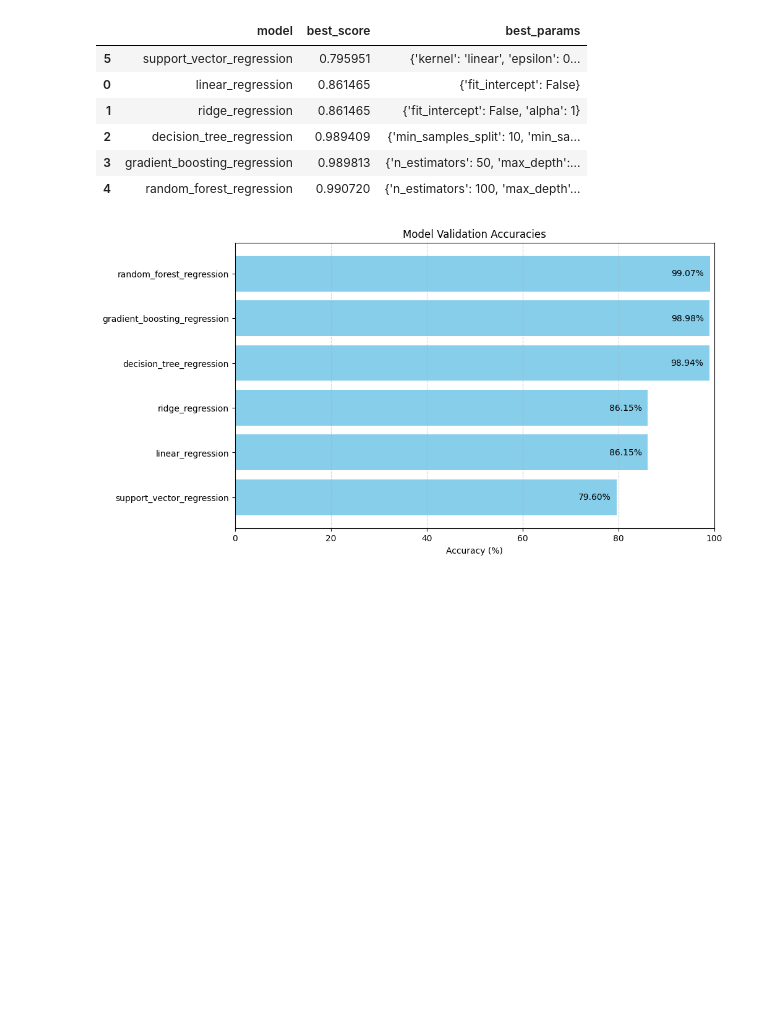
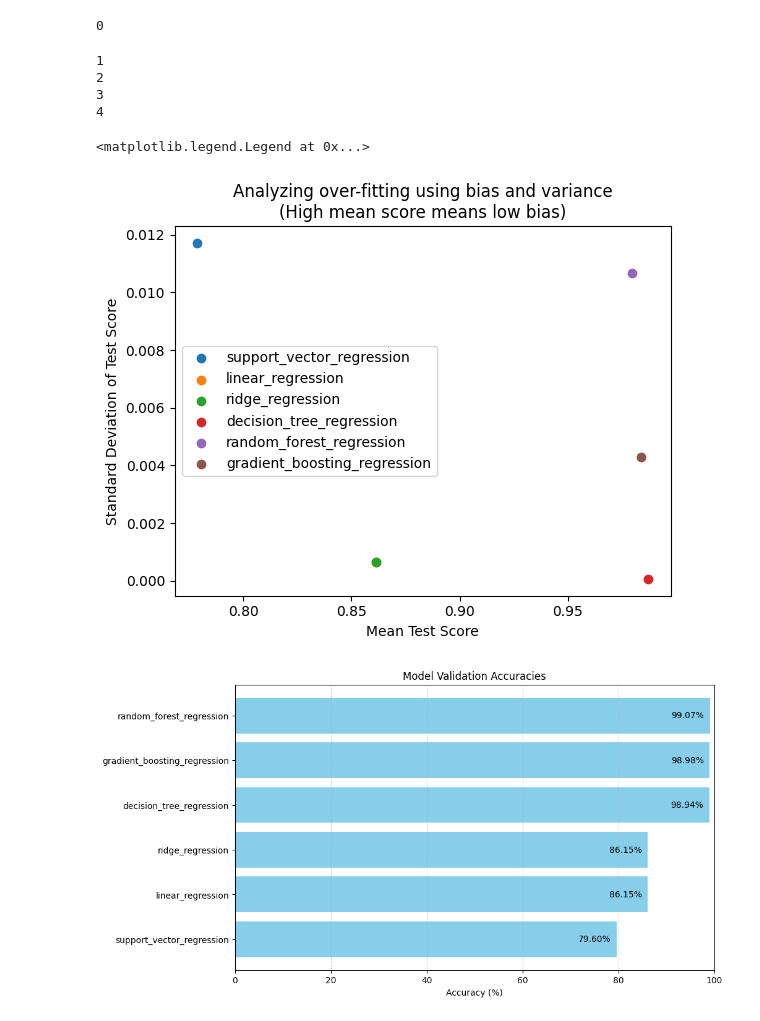
Before and after one commit to bhavya2403/TrainTripper, a Jupyter notebook: Modelling/sklearn_models.ipynb, the cells around one changed output. Cells and saved outputs as stored; diff of their text form; code cells hidden in the pictures; blank space fills up the shorter version.

Commit message:
more modelling, change in some schedule

```diff
--- a/Modelling/sklearn_models.ipynb
+++ b/Modelling/sklearn_models.ipynb
@@ -47,9 +47,14 @@ model_params = {
         'model': DecisionTreeRegressor(),
         'params': {
             'max_depth': [5, 10, 20, 30],
-            'min_samples_split': [2, 5, 10],
-            'min_samples_leaf': [1, 2, 4],
-            'max_features': ['sqrt', 'log2', None]
+            'max_leaf_nodes': [10, 50, 100],
+        }
+    },
+    'random_forest_regression': {
+        'model': RandomForestRegressor(),
+        'params': {
+            'n_estimators': [10, 50, 100],
+            'max_depth': [5, 10, 20, 30]
         }
     },
     'gradient_boosting_regression': {
@@ -58,13 +63,6 @@ model_params = {
             'n_estimators': [50, 100, 200],
             'learning_rate': [0.01, 0.1, 0.2],
             'max_depth': [3, 4, 5]
-        }
-    },
-    'random_forest_regression': {
-        'model': RandomForestRegressor(),
-        'params': {
-            'n_estimators': [10, 50, 100],
-            'max_depth': [5, 10, 20, 30]
         }
     },
     'support_vector_regression': {
@@ -80,27 +78,39 @@ model_params = {
 scores = []
 
 for i, (model_name, mp) in enumerate(model_params.items()):
+    print(i)
     clf = RandomizedSearchCV(mp['model'], mp['params'], cv=3, return_train_score=False, n_iter=5)
     clf.fit(X_train, y_train)
-    joblib.dump(clf.best_estimator_, f"trained_models/{model_name}.pkl")
+    # joblib.dump(clf.best_estimator_, f"trained_models/{model_name}.pkl")
+
+    split_scores = []
+    for split in range(clf.cv):
+        split_scores.append(clf.cv_results_[f'split{split}_test_score'][clf.best_index_])
     scores.append({
         'model': model_name,
-        'best_score': clf.best_score_,
-        'best_params': clf.best_params_
+        'split_scores': split_scores,
+        'best_params': clf.best_params_,
     })
 
 df = pd.DataFrame(scores,columns=['model','best_score','best_params'])
+df.sort_values('best_score', inplace=True)
+# %% [output]
+0
+1
+2
+3
+4
-# %%
-df.sort_values('best_score', inplace=True)
-df
-# %% [output]
-|  | model | best_score | best_params |
-| 5 | support_vector_regression | 0.795951 | {'kernel': 'linear', 'epsilon': 0... |
-| 0 | linear_regression | 0.861465 | {'fit_intercept': False} |
-| 1 | ridge_regression | 0.861465 | {'fit_intercept': False, 'alpha': 1} |
-| 2 | decision_tree_regression | 0.989409 | {'min_samples_split': 10, 'min_sa... |
-| 3 | gradient_boosting_regression | 0.989813 | {'n_estimators': 50, 'max_depth':... |
-| 4 | random_forest_regression | 0.990720 | {'n_estimators': 100, 'max_depth'... |
+# %%
+plt.xlabel("Mean Test Score")
+plt.ylabel("Standard Deviation of Test Score")
+plt.title("Analyzing over-fitting using bias and variance\n(High mean score means low bias)")
+for score_d in scores:
+    ser = pd.Series(score_d['split_scores'])
+    plt.scatter(ser.mean(), ser.std(), label=score_d['model'])
+plt.legend()
+# %% [output]
+<matplotlib.legend.Legend at 0x...>
+[figure, added]
 # %%
 plt.figure(figsize=(10, 6))
 bars = plt.barh(df.model, df.best_score*100, color='skyblue')
```
Also changed, not shown: parts of 6 cells of this notebook, 19 other files.
